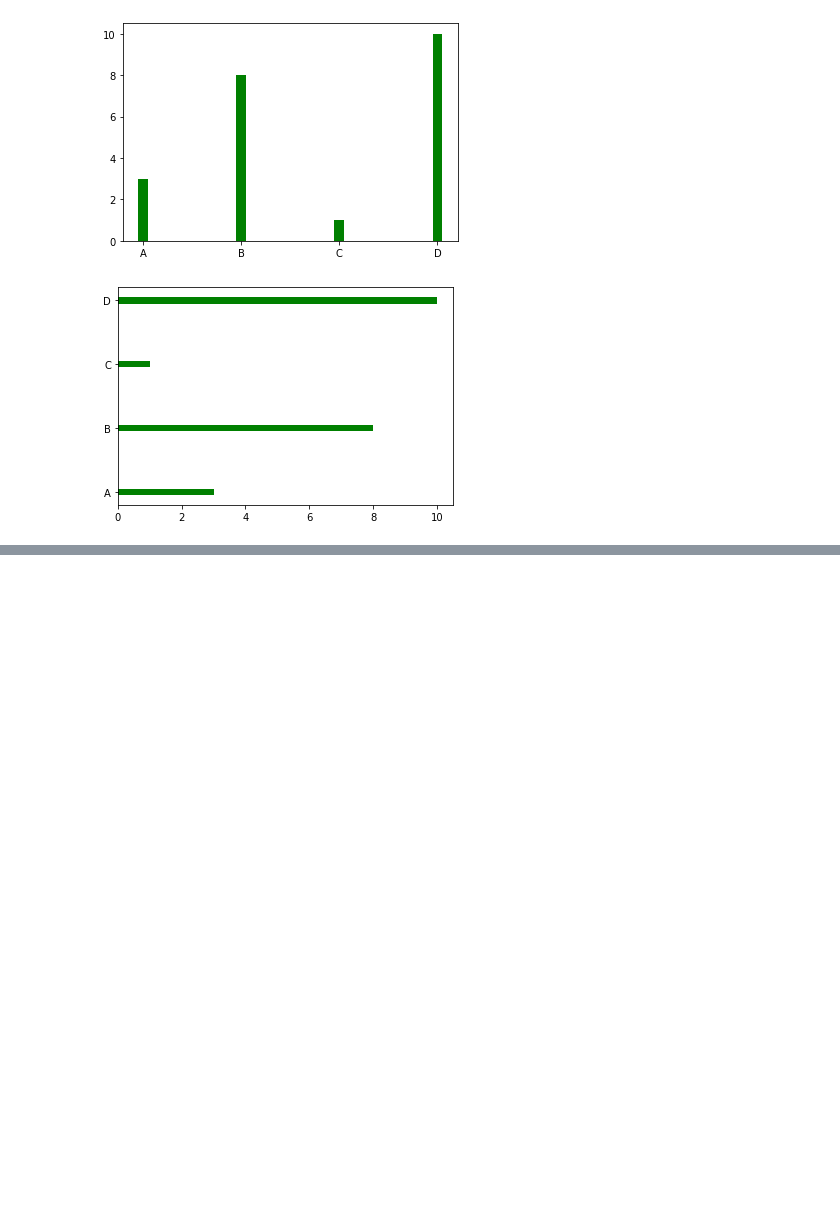
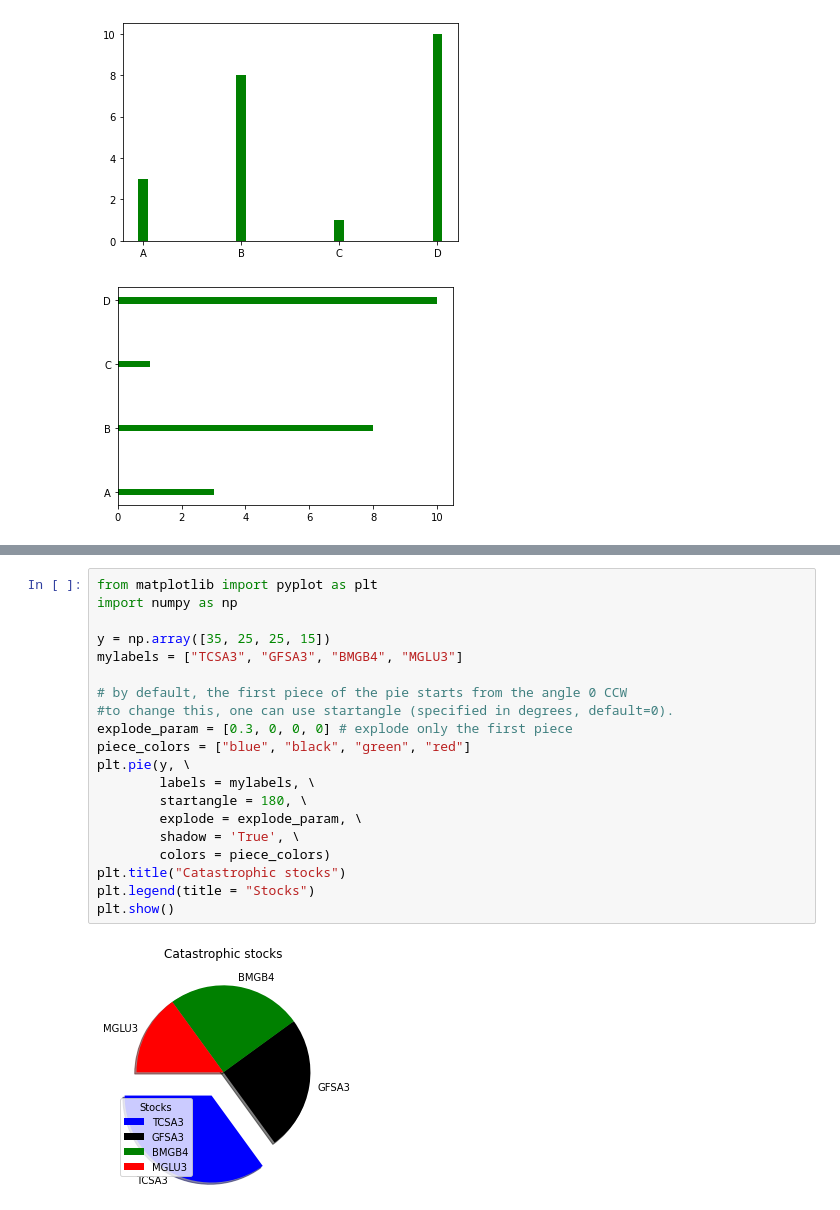
Before and after one commit to icaroacarvalho/Learning-Python, a Jupyter notebook: Learning_python.ipynb, the cells around one changed output, grey strips where cells are left out. Cells and saved outputs as stored; diff of their text form; blank space fills up the shorter version.

```diff
--- a/Learning_python.ipynb
+++ b/Learning_python.ipynb
@@ -4971,0 +4992,22 @@ Histogram definition: show frequency distribution.
+# %%
+from matplotlib import pyplot as plt
+import numpy as np
+
+y = np.array([35, 25, 25, 15])
+mylabels = ["TCSA3", "GFSA3", "BMGB4", "MGLU3"]
+
+# by default, the first piece of the pie starts from the angle 0 CCW
+#to change this, one can use startangle (specified in degrees, default=0).
+explode_param = [0.3, 0, 0, 0] # explode only the first piece
+piece_colors = ["blue", "black", "green", "red"]
+plt.pie(y, \
+        labels = mylabels, \
+        startangle = 180, \
+        explode = explode_param, \
+        shadow = 'True', \
+        colors = piece_colors)
+plt.title("Catastrophic stocks")
+plt.legend(title = "Stocks")
+plt.show()
+# %% [output]
+[figure, added]
```
Also changed, not shown: parts of 9 cells of this notebook.
